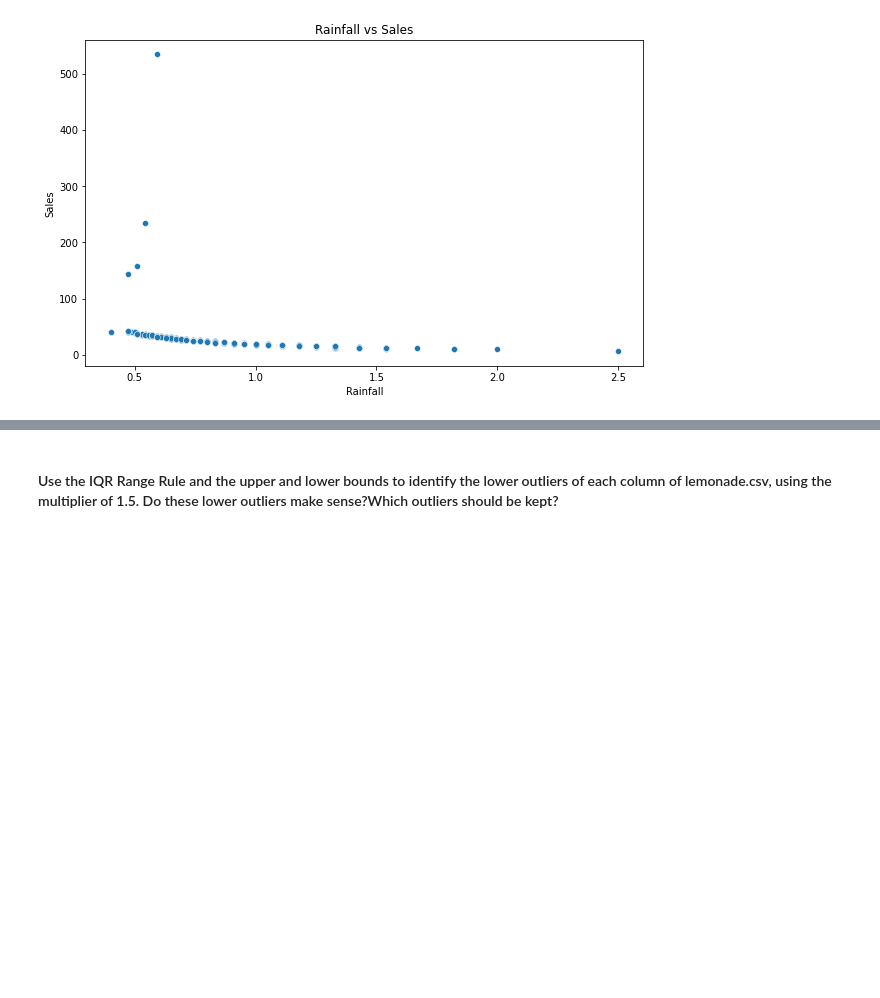
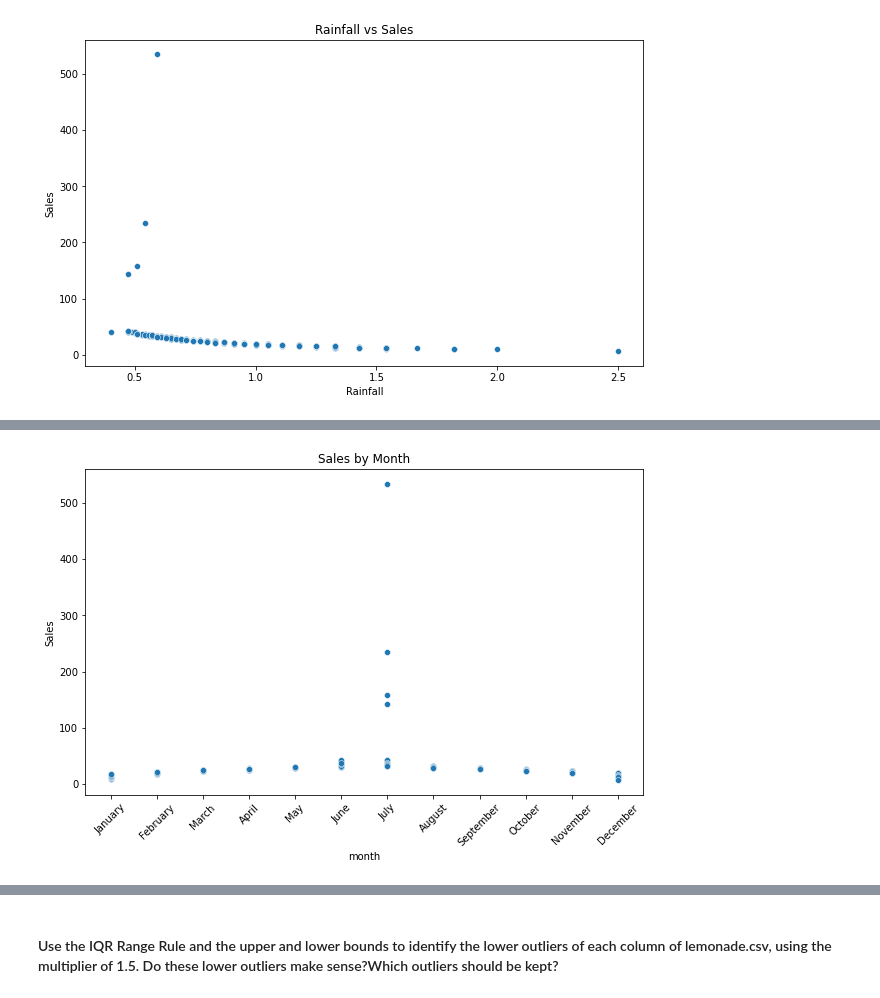
Before and after one commit to jeffakins/anomaly-detection-exercises, a Jupyter notebook: continuous_probabilistic_methods.ipynb, the cells around one changed output, grey strips where cells are left out. Saved outputs shown, nothing was run; the diff lists cells and outputs as text; code cells hidden in the pictures; blank space fills up the shorter version.

```diff
--- a/continuous_probabilistic_methods.ipynb
+++ b/continuous_probabilistic_methods.ipynb
@@ -62,2 +79,4 @@ plt.show()
+# %%
+lemonade.Date = pd.to_datetime(lemonade.Date)
 # %%
-lemonade['month'] = lemonade.index.dt.month
+lemonade['month'] = lemonade.Date.dt.month_name()
@@ -65,0 +92,8 @@ AttributeError: 'RangeIndex' object has no attribute 'dt'
+# %%
+plt.figure(figsize=(10,6))
+sns.scatterplot(x='month', y='Sales', data=lemonade)
+plt.title('Sales by Month')
+plt.xticks(rotation=45)
+plt.show()
+# %% [output]
+[figure, added]
```
Also changed, not shown: parts of 12 cells of this notebook, 1 other file.
